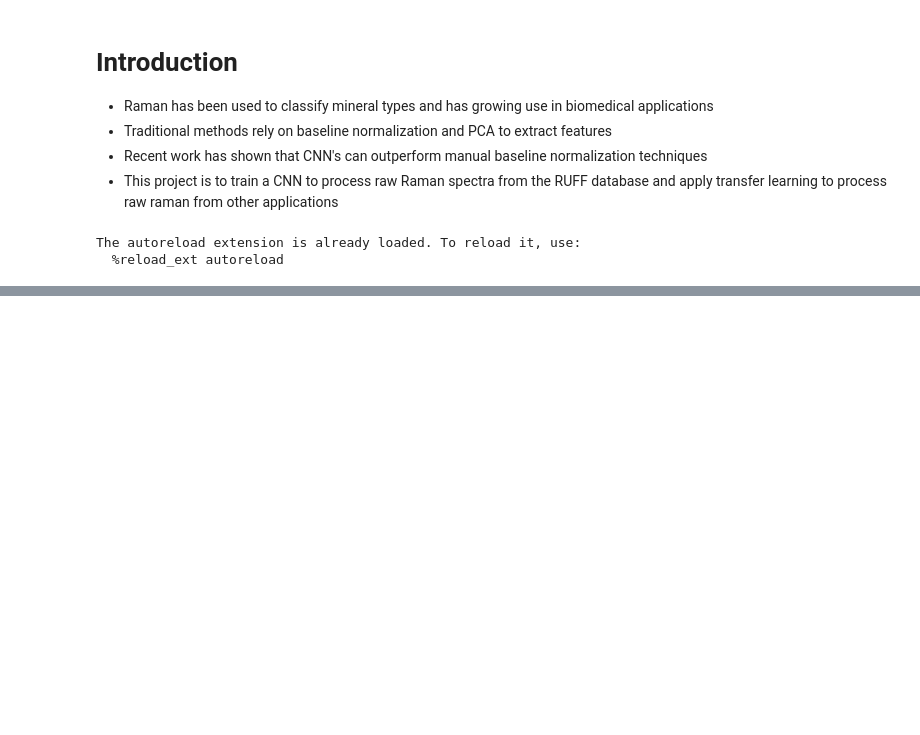
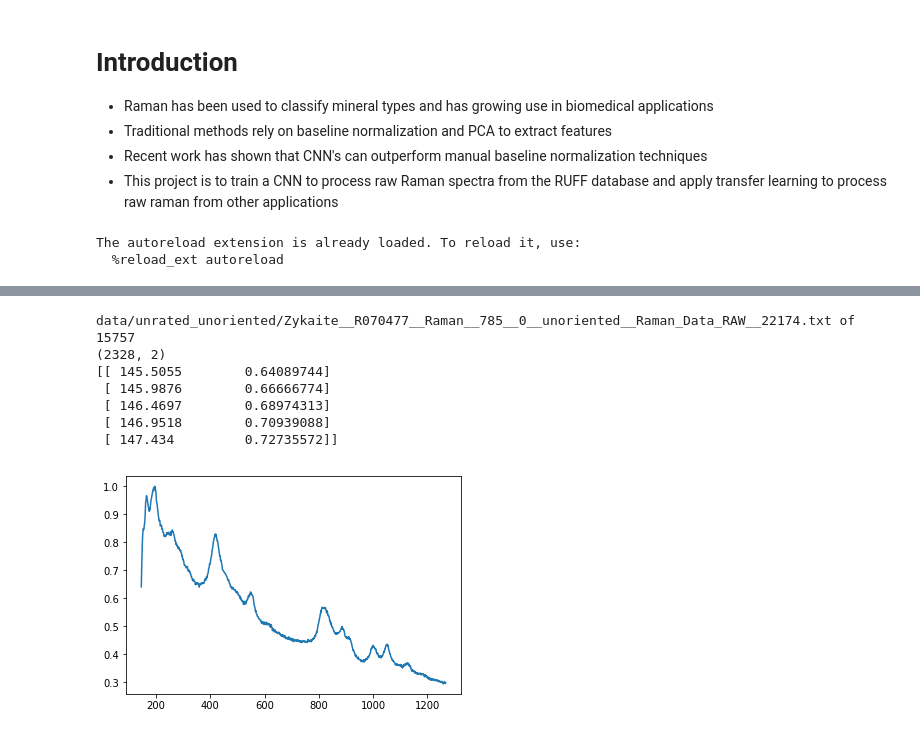
Before and after one commit to DerekKaknes/raman, a Jupyter notebook: CNN for Raw Raman Classification.ipynb, the cells around one changed output, grey strips where cells are left out. Drawn from its saved outputs; the diff is of its cells as text; code cells hidden in the pictures; blank space fills up the shorter version.

```diff
--- a/CNN for Raw Raman Classification.ipynb
+++ b/CNN for Raw Raman Classification.ipynb
@@ -16,9 +22,3 @@ import pickle
 # %% [output]
 The autoreload extension is already loaded. To reload it, use:
   %reload_ext autoreload
-# %%
-path = "data/processed/spectra_with_labels.csv"
-path = "data/processed/sample.csv"
-
-my_data = pd.read_csv(path).as_matrix()
-y, X = my_data[:, 0], my_data[:, 1:]
@@ -25,2 +28,38 @@ y, X = my_data[:, 0], my_data[:, 1:]
+# %%
+raw_files = glob.glob("data/*/*.txt")
+
+for fname in raw_files:
+    #fname = raw_files[np.random.randint(len(raw_files))]
+    basename, ext = os.path.splitext(os.path.basename(fname))
+    compound, rlabel, ir_type, wv, n, orientation, data_status, rid = basename.split("__")
+
+    #print("{} with wavelength {} - {}".format(compound, wv, data))
+    path = os.path.join("data", "{}/{}/{}".format(data_status, orientation, compound))
+    os.makedirs(path, exist_ok=True)
+
+    shutil.copy(fname, path)
+# %%
+data = np.genfromtxt(fname,
+                    dtype=None,
+                    comments="##",
+                    delimiter=",",
+                    names=["wavenumber", "intensity"]
+                 )
+print("{} of {}".format(fname, len(raw_files)))
+m = max(data["intensity"])
+data["intensity"] = data["intensity"] / m
+plt.plot(data["wavenumber"], data["intensity"])
+dx = np.matrix([data["wavenumber"], data["intensity"]]).transpose()
+print(dx.shape)
+print(dx[:5,:])
+# %% [output]
+data/unrated_unoriented/Zykaite__R070477__Raman__785__0__unoriented__Raman_Data_RAW__22174.txt of 15757
+(2328, 2)
+[[ 145.5055        0.64089744]
+ [ 145.9876        0.66666774]
+ [ 146.4697        0.68974313]
+ [ 146.9518        0.70939088]
+ [ 147.434         0.72735572]]
+[figure, added]
 # %%
 # %% [output]
```
Also changed, not shown: parts of 11 cells of this notebook, 2 other files.
